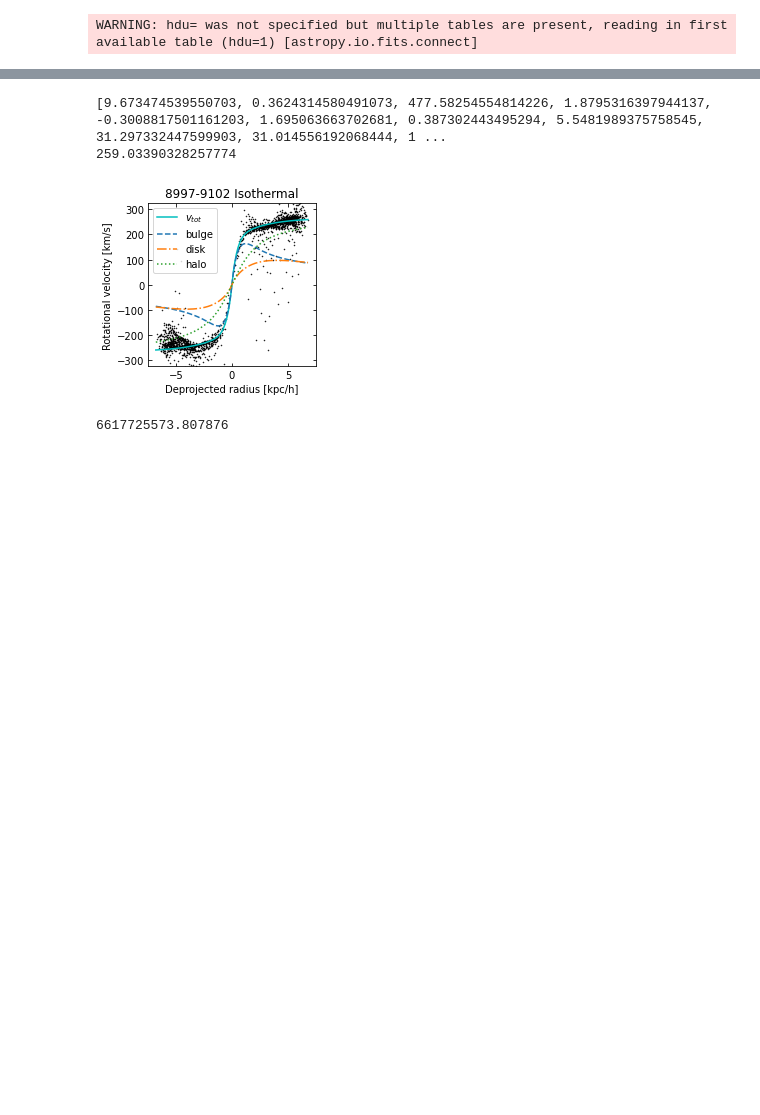
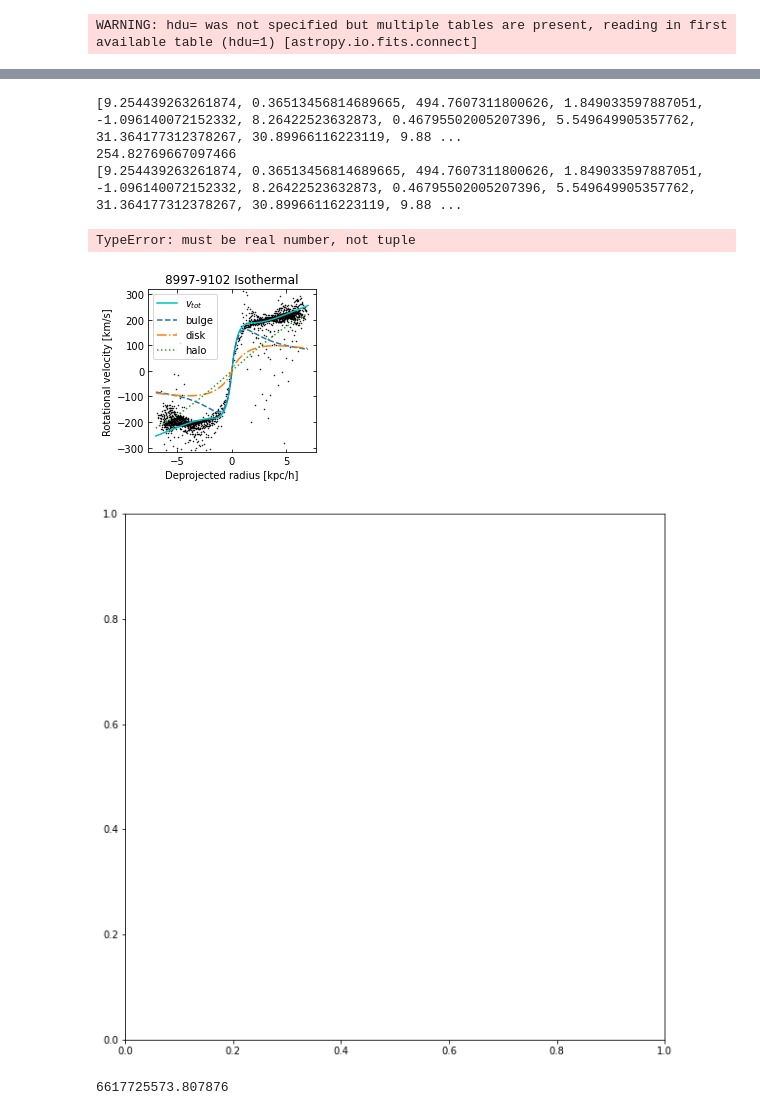
Before and after one commit to athenacat/RotationCurve, a Jupyter notebook: 2D_RC/combo_iteration_test.ipynb, the cells around one changed output, grey strips where cells are left out. Cells and saved outputs as stored; diff of their text form; code cells hidden in the pictures; blank space fills up the shorter version.

```diff
--- a/2D_RC/combo_iteration_test.ipynb
+++ b/2D_RC/combo_iteration_test.ipynb
@@ -86,10 +89,10 @@ Rh = [10]
 vsys = [0]
 # %%
 for i in range(50):
-    params = rho_h[-1], Rh[-1], axis_ratio[-1], phi[-1], x0[-1], y0[-1],  vsys[-1]
-    fit= combination_fit(sMass_density, sMass_density_err, maps['r_band'], maps['vmasked'], maps['ivarmasked'], vmap_mask, \
-                sM_mask, params, z, gal_ID, "Isothermal")
-    print("chi2",chi2(maps['vmasked'], maps['ivarmasked'], vmap_mask,shape,scale,fit,"Isothermal"))
+    params = rho_h[-1], Rh[-1], axis_ratio[-1], phi[0], x0[-1], y0[-1],  vsys[-1]
+    fit, mass_table, mass_param= combination_fit(sMass_density, sMass_density_err, maps['r_band'], maps['vmasked'], maps['ivarmasked'], vmap_mask, \
+                sM_mask, params, z, gal_ID, "NFW")
+    print("chi2",chi2(maps['vmasked'], maps['ivarmasked'], vmap_mask,shape,scale,fit,"NFW"))
     x0.append(fit[8])
     y0.append(fit[9])
     axis_ratio.append(find_axis_ratio(fit[6]))
@@ -99,7 +102,8 @@ for i in range(50):
     vsys.append(fit[10])
 
     if np.abs(x0[-2]-x0[-1])<1 and np.abs(y0[-2]-y0[-1])<1 and np.abs(phi[-2]-phi[-1])<0.00017 and \
-        np.abs(axis_ratio[-2]-axis_ratio[-1])<0.001 and np.abs(vsys[-2]-vsys[-1])<0.01:
+        np.abs(axis_ratio[-2]-axis_ratio[-1])<0.001 and np.abs(vsys[-2]-vsys[-1])<0.1:
+        print("Converged")
         break
 
 #RC.plot_rot_curve(maps['vmasked'],maps['ivarmasked'], fit,scale,gal_ID,'NFW')
@@ -145,10 +171,14 @@ Bur: [0.17677998196396913, 2.384142887072687, 660.6480997139857, 1.0522344429849
 # %%
 #fit = [0.18099674504059157, 2.36567224666019, 650.5768214537034, 1.0586977469027725, -3.5011803336671505, 252.61582026994608, 1.0632743240765112, 0.697008255889674, 36.55894334110698, 37.70123071916189, 14.702324825483247]
 RC.plot_rot_curve(maps['vmasked'],maps['ivarmasked'], fit,scale,gal_ID,'Isothermal')
+RC.Plotting_Isothermal(gal_ID,scale,shape,[9.254439263261874, 0.36513456814689665, 494.7607311800626, 1.849033597887051, -1.096140072152332, 8.26422523632873, 0.46795502005207396, 5.549649905357762, 31.364177312378267, 30.89966116223119, 9.881482149476728],vmap_mask)
 # %% [output]
-[9.673474539550703, 0.3624314580491073, 477.58254554814226, 1.8795316397944137, -0.3008817501161203, 1.695063663702681, 0.387302443495294, 5.5481989375758545, 31.297332447599903, 31.014556192068444, 1 ...
-259.03390328257774
+[9.254439263261874, 0.36513456814689665, 494.7607311800626, 1.849033597887051, -1.096140072152332, 8.26422523632873, 0.46795502005207396, 5.549649905357762, 31.364177312378267, 30.89966116223119, 9.88 ...
+254.82769667097466
+[9.254439263261874, 0.36513456814689665, 494.7607311800626, 1.849033597887051, -1.096140072152332, 8.26422523632873, 0.46795502005207396, 5.549649905357762, 31.364177312378267, 30.89966116223119, 9.88 ...
+TypeError: must be real number, not tuple
-[figure, old version]
+[figure, new version]
+[figure, added]
 # %%
 from galaxy_component_functions_cython import disk_vel
 disk_vel(1.5674325693431719*1000,650.5768214537034, 1.0586977469027725*1000)
```
Also changed, not shown: parts of 7 cells of this notebook, 8 other files.
